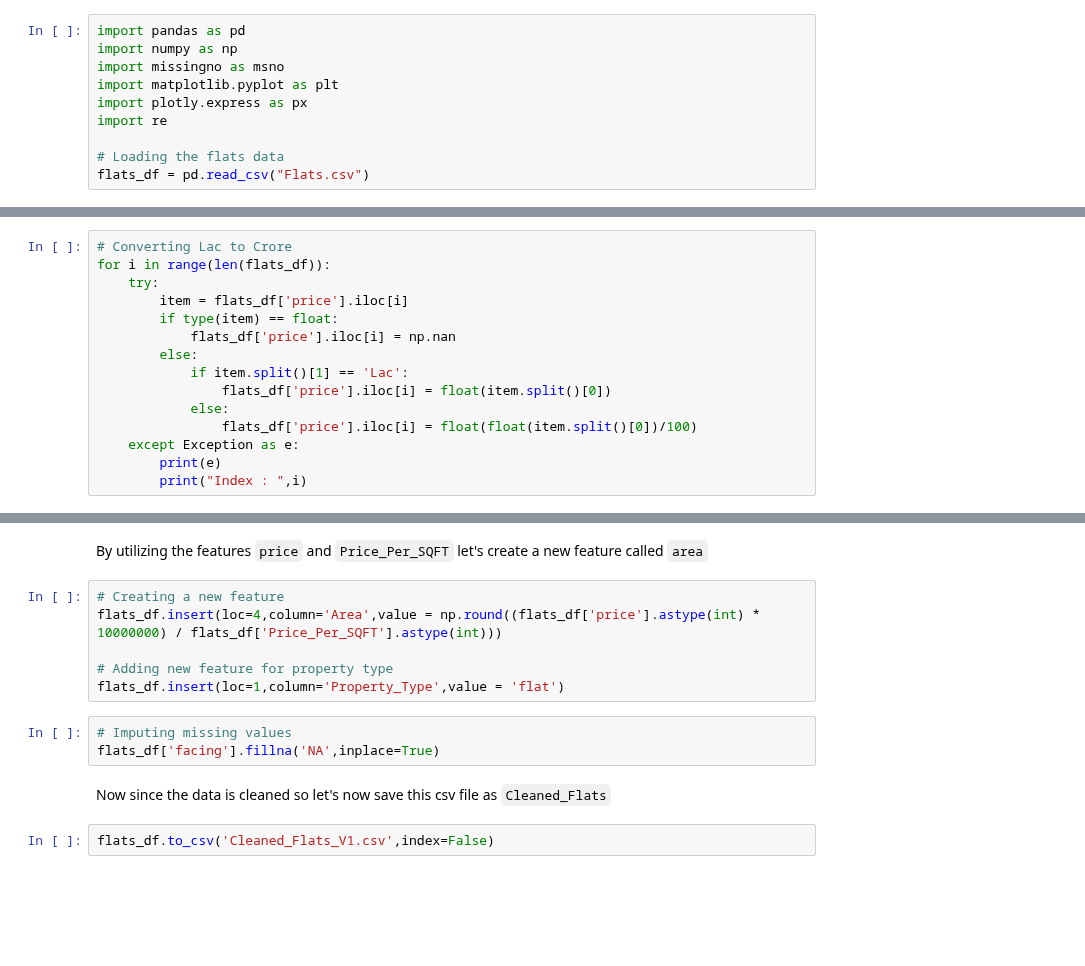
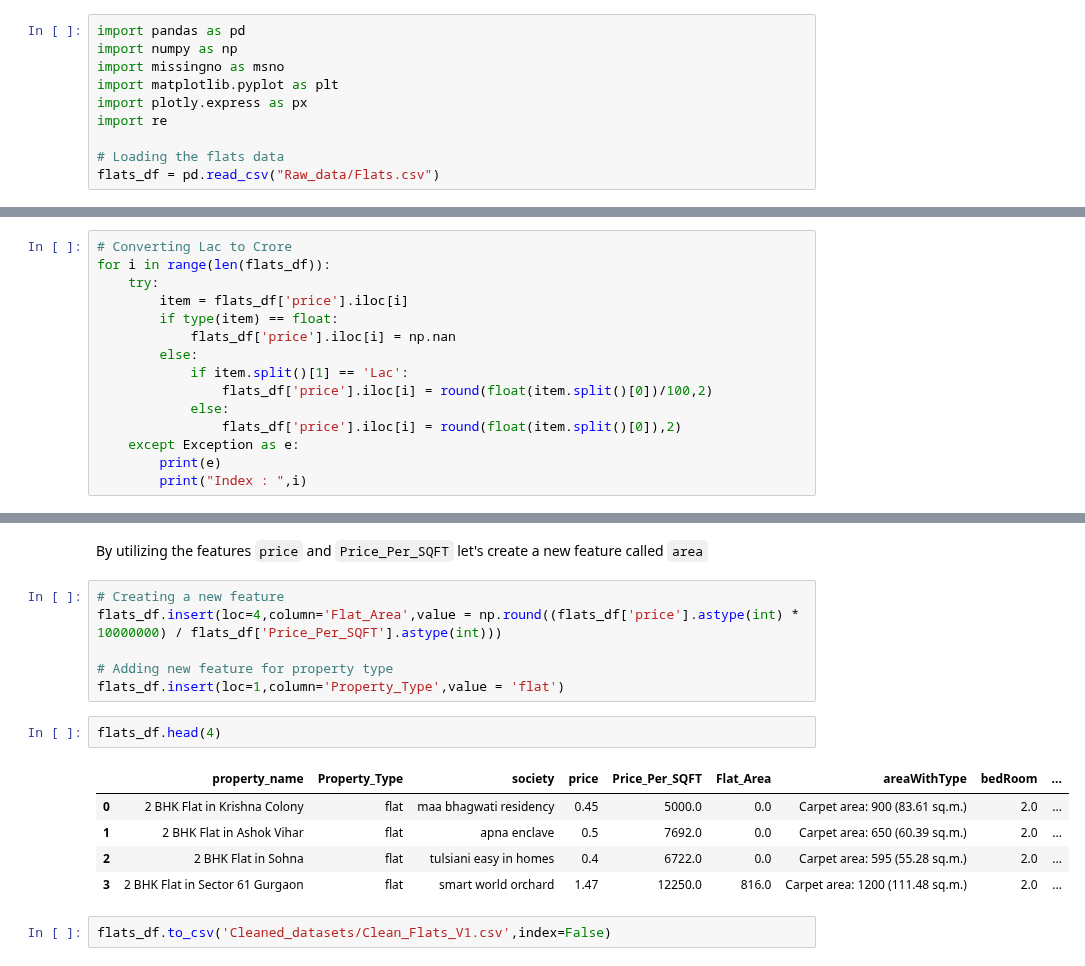
Before and after one commit to yuvraaj2002/AI_Projects, a Jupyter notebook: Find_Home.AI/Notebook_And_Dataset/Flats_Cleaning.ipynb, the cells around one changed output, grey strips where cells are left out. Saved outputs shown, nothing was run; the diff lists cells and outputs as text; blank space fills up the shorter version.

Commit message:
Fixed price data conversion

```diff
--- a/Find_Home.AI/Notebook_And_Dataset/Flats_Cleaning.ipynb
+++ b/Find_Home.AI/Notebook_And_Dataset/Flats_Cleaning.ipynb
@@ -7,7 +7,7 @@ import plotly.express as px
 import re
 
 # Loading the flats data
-flats_df = pd.read_csv("Flats.csv")
+flats_df = pd.read_csv("Raw_data/Flats.csv")
 # %% [markdown]
 ## Exploratory data analysis and Data Cleaning
 # %%
@@ -98,9 +98,9 @@ for i in range(len(flats_df)):
             flats_df['price'].iloc[i] = np.nan
         else:
             if item.split()[1] == 'Lac':
-                flats_df['price'].iloc[i] = float(item.split()[0])
+                flats_df['price'].iloc[i] = round(float(item.split()[0])/100,2)
             else:
-                flats_df['price'].iloc[i] = float(float(item.split()[0])/100)
+                flats_df['price'].iloc[i] = round(float(item.split()[0]),2)
     except Exception as e:
         print(e)
         print("Index : ",i)
@@ -213,14 +213,17 @@ for i in range(len(flats_df)):
 By utilizing the features `price` and `Price_Per_SQFT` let's create a new feature called `area`
 # %%
 # Creating a new feature
-flats_df.insert(loc=4,column='Area',value = np.round((flats_df['price'].astype(int) * 10000000) / flats_df['Price_Per_SQFT'].astype(int)))
+flats_df.insert(loc=4,column='Flat_Area',value = np.round((flats_df['price'].astype(int) * 10000000) / flats_df['Price_Per_SQFT'].astype(int)))
 
 # Adding new feature for property type
 flats_df.insert(loc=1,column='Property_Type',value = 'flat')
-# %%
-# Imputing missing values
-flats_df['facing'].fillna('NA',inplace=True)
-# %% [markdown]
-Now since the data is cleaned so let's now save this csv file as `Cleaned_Flats`
-# %%
-flats_df.to_csv('Cleaned_Flats_V1.csv',index=False)
+# %%
+flats_df.head(4)
+# %% [output]
+|  | property_name | Property_Type | society | price | Price_Per_SQFT | Flat_Area | areaWithType | bedRoom | ... |
+| 0 | 2 BHK Flat in Krishna Colony | flat | maa bhagwati residency | 0.45 | 5000.0 | 0.0 | Carpet area: 900 (83.61 sq.m.) | 2.0 | ... |
+| 1 | 2 BHK Flat in Ashok Vihar | flat | apna enclave | 0.5 | 7692.0 | 0.0 | Carpet area: 650 (60.39 sq.m.) | 2.0 | ... |
+| 2 | 2 BHK Flat in Sohna | flat | tulsiani easy in homes | 0.4 | 6722.0 | 0.0 | Carpet area: 595 (55.28 sq.m.) | 2.0 | ... |
+| 3 | 2 BHK Flat in Sector 61 Gurgaon | flat | smart world orchard | 1.47 | 12250.0 | 816.0 | Carpet area: 1200 (111.48 sq.m.) | 2.0 | ... |
+# %%
+flats_df.to_csv('Cleaned_datasets/Clean_Flats_V1.csv',index=False)
```
Also changed, not shown: parts of 5 cells of this notebook.
